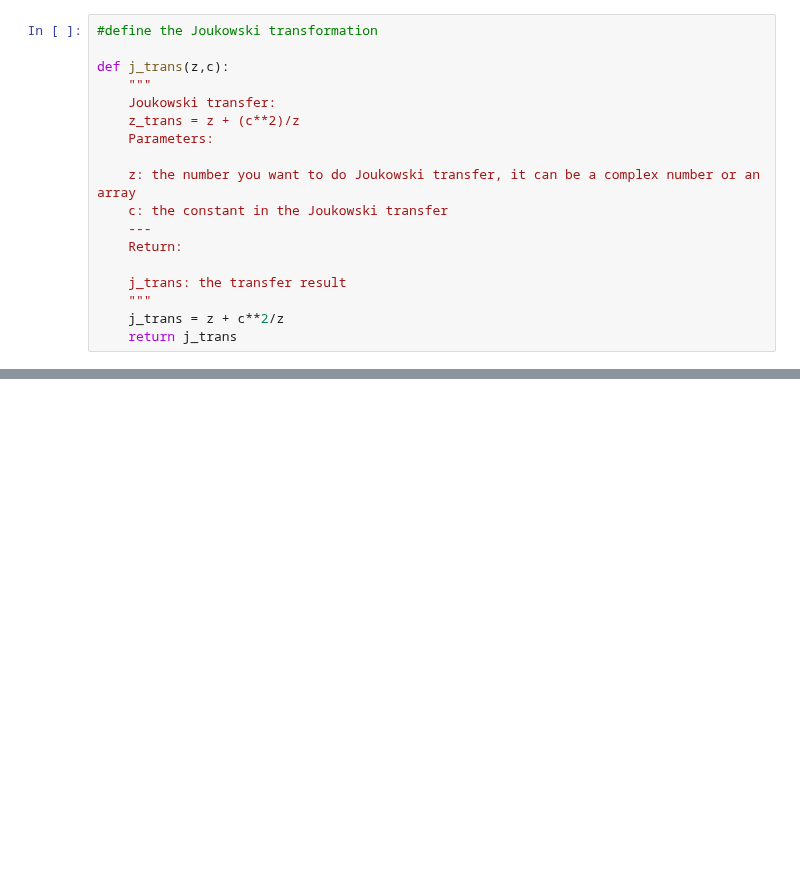
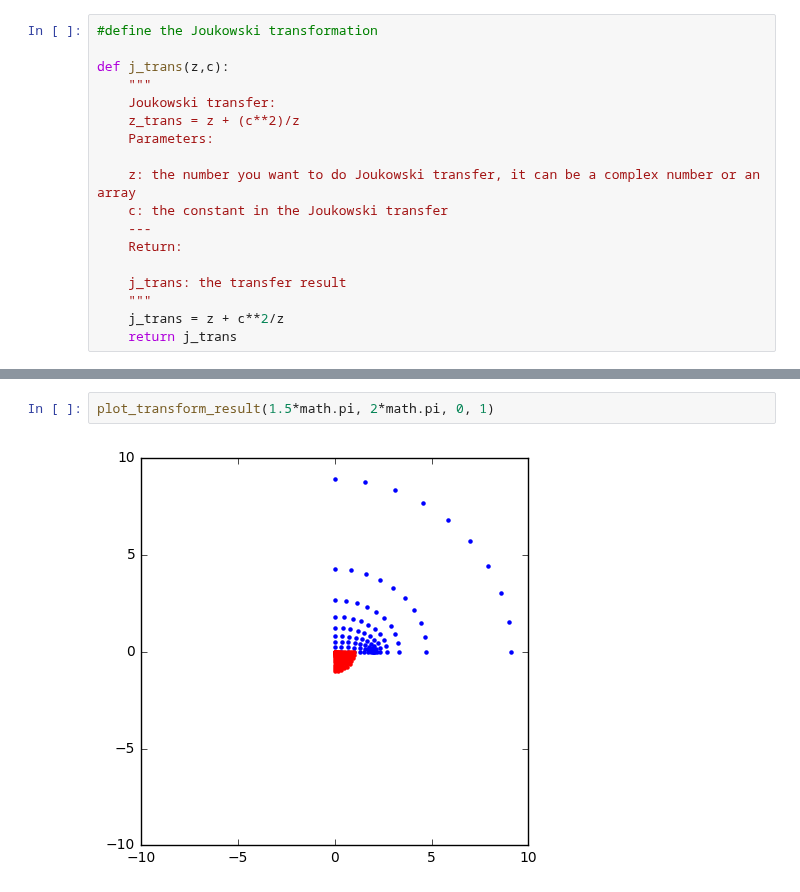
Before and after one commit to barbagroup/AeroPython-studentprojects2017, a Jupyter notebook: iamisrapel/Project_Joukowski_transformation.ipynb, the cells around one changed output, grey strips where cells are left out. Drawn from its saved outputs; the diff is of its cells as text; blank space fills up the shorter version.

```diff
--- a/iamisrapel/Project_Joukowski_transformation.ipynb
+++ b/iamisrapel/Project_Joukowski_transformation.ipynb
@@ -52,0 +54,4 @@ pyplot.ylim(-10,10)
+# %%
+plot_transform_result(1.5*math.pi, 2*math.pi, 0, 1)
+# %% [output]
+[figure, added]
```
Also changed, not shown: parts of 12 cells of this notebook.
